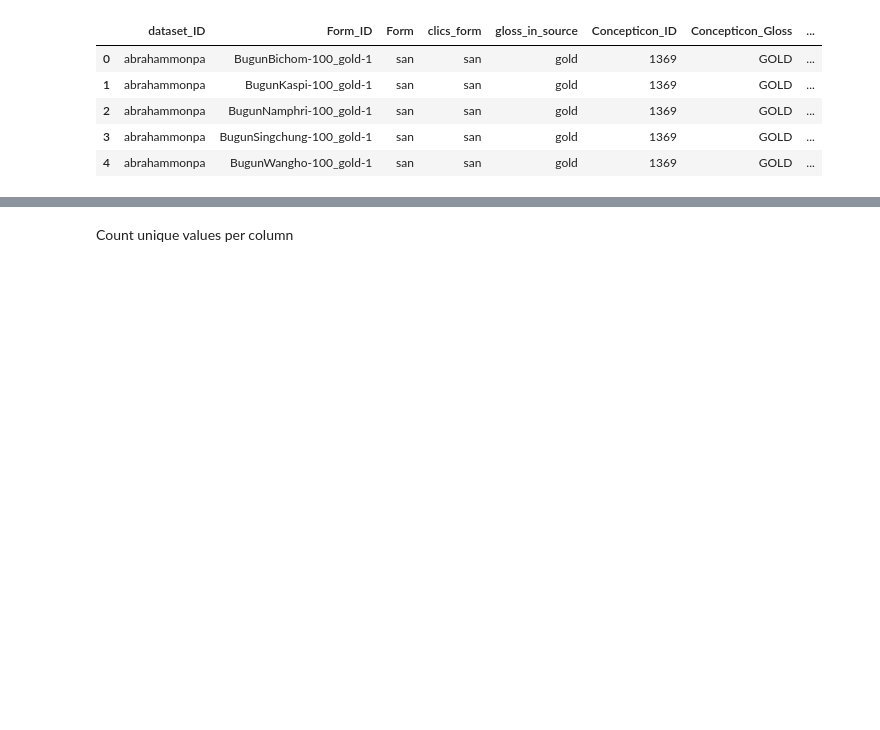
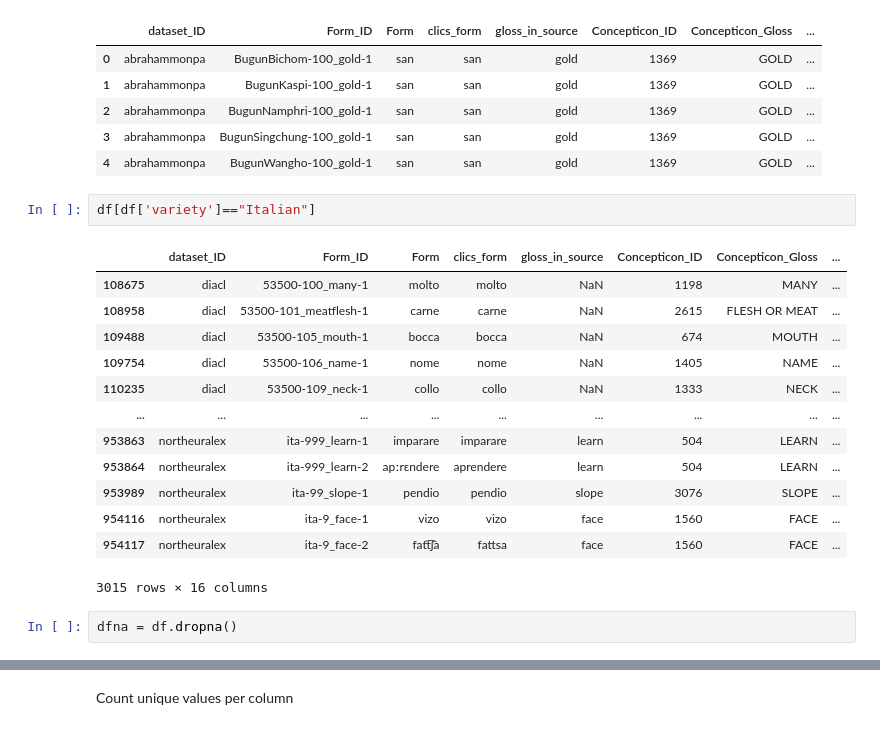
Before and after one commit to sarabert96/Colexification, a Jupyter notebook: 01_DataUnderstanding.ipynb, the cells around one changed output, grey strips where cells are left out. Saved outputs shown, nothing was run; the diff lists cells and outputs as text; blank space fills up the shorter version.

```diff
--- a/01_DataUnderstanding.ipynb
+++ b/01_DataUnderstanding.ipynb
@@ -36,3 +31,21 @@ df.head()
 | 2 | abrahammonpa | BugunNamphri-100_gold-1 | san | san | gold | 1369 | GOLD | ... |
 | 3 | abrahammonpa | BugunSingchung-100_gold-1 | san | san | gold | 1369 | GOLD | ... |
 | 4 | abrahammonpa | BugunWangho-100_gold-1 | san | san | gold | 1369 | GOLD | ... |
+# %%
+df[df['variety']=="Italian"]
+# %% [output]
+|  | dataset_ID | Form_ID | Form | clics_form | gloss_in_source | Concepticon_ID | Concepticon_Gloss | ... |
+| 108675 | diacl | 53500-100_many-1 | molto | molto | NaN | 1198 | MANY | ... |
+| 108958 | diacl | 53500-101_meatflesh-1 | carne | carne | NaN | 2615 | FLESH OR MEAT | ... |
+| 109488 | diacl | 53500-105_mouth-1 | bocca | bocca | NaN | 674 | MOUTH | ... |
+| 109754 | diacl | 53500-106_name-1 | nome | nome | NaN | 1405 | NAME | ... |
+| 110235 | diacl | 53500-109_neck-1 | collo | collo | NaN | 1333 | NECK | ... |
+| ... | ... | ... | ... | ... | ... | ... | ... | ... |
+| 953863 | northeuralex | ita-999_learn-1 | imparare | imparare | learn | 504 | LEARN | ... |
+| 953864 | northeuralex | ita-999_learn-2 | apːrɛndere | aprendere | learn | 504 | LEARN | ... |
+| 953989 | northeuralex | ita-99_slope-1 | pendio | pendio | slope | 3076 | SLOPE | ... |
+| 954116 | northeuralex | ita-9_face-1 | vizo | vizo | face | 1560 | FACE | ... |
+| 954117 | northeuralex | ita-9_face-2 | fatt͡ʃa | fattsa | face | 1560 | FACE | ... |
+3015 rows × 16 columns
+# %%
+dfna = df.dropna()
```
Also changed, not shown: parts of 10 cells of this notebook.
